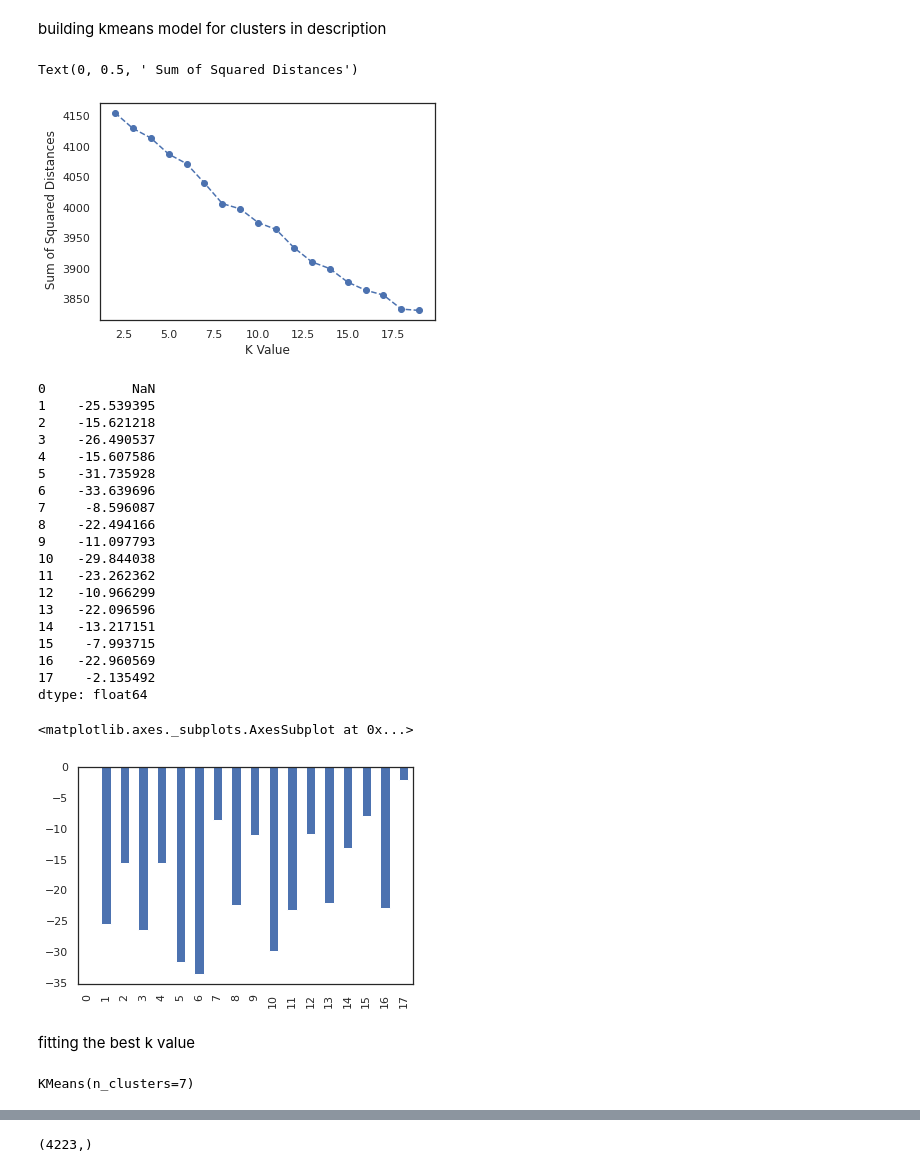
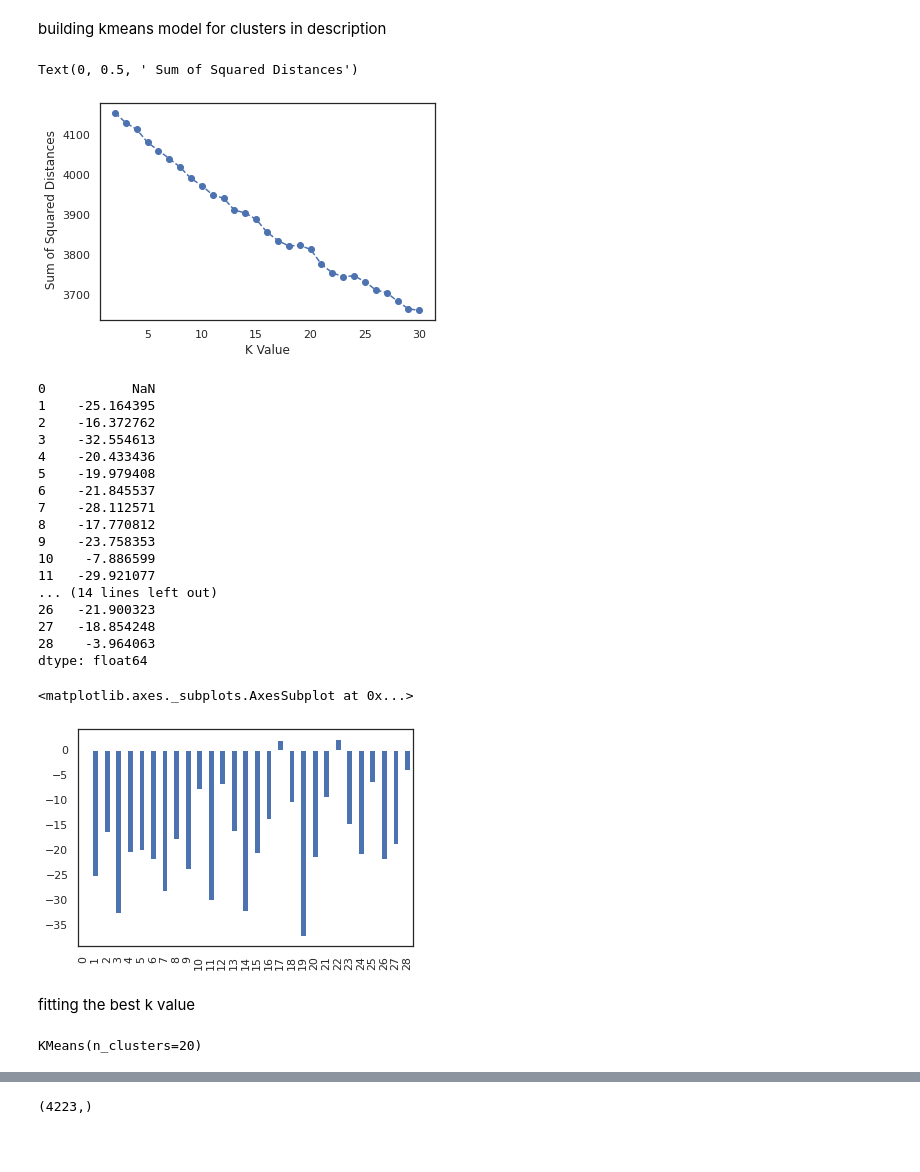
Before and after one commit to Sedhuraman99/customer_segmentation_using_nlp, a Jupyter notebook: Customer_segmentation_using_NLP.ipynb, the cells around one changed output, grey strips where cells are left out. Drawn from its saved outputs; the diff is of its cells as text; code cells hidden in the pictures; blank space fills up the shorter version.

```diff
--- a/Customer_segmentation_using_NLP.ipynb
+++ b/Customer_segmentation_using_NLP.ipynb
@@ -57,8 +55,6 @@ df.describe()
 dropping unnecessary columns
 # %%
 df = df.drop(['StockCode','InvoiceNo'],axis=1)
-# %%
-df['InvoiceDate'] = pd.to_datetime(df['InvoiceDate'])
 # %%
 df.head()
 # %% [output]
@@ -256,7 +252,7 @@ from sklearn.cluster import KMeans
 # %%
 ssd = []
 
-for k in range(2,20):
+for k in range(2,31):
 
     model = KMeans(n_clusters=k)
 
@@ -264,46 +260,44 @@ for k in range(2,20):
 
     ssd.append(model.inertia_)
 # %%
-plt.plot(range(2,20),ssd,'o--')
+plt.plot(range(2,31),ssd,'o--')
 plt.xlabel("K Value")
 plt.ylabel(" Sum of Squared Distances")
 # %% [output]
 Text(0, 0.5, ' Sum of Squared Distances')
-[figure, old version]
+[figure, new version]
 # %%
 pd.Series(ssd).diff()
 # %% [output]
 0           NaN
-1    -25.539395
-2    -15.621218
-3    -26.490537
-4    -15.607586
-5    -31.735928
-6    -33.639696
-7     -8.596087
-8    -22.494166
-9    -11.097793
-10   -29.844038
-11   -23.262362
-12   -10.966299
-13   -22.096596
-14   -13.217151
-15    -7.993715
-16   -22.960569
-17    -2.135492
+1    -25.164395
+2    -16.372762
+3    -32.554613
+4    -20.433436
+5    -19.979408
+6    -21.845537
+7    -28.112571
+8    -17.770812
+9    -23.758353
+10    -7.886599
+11   -29.921077
+... (14 lines left out)
+26   -21.900323
+27   -18.854248
+28    -3.964063
 dtype: float64
 # %%
 pd.Series(ssd).diff().plot(kind='bar')
 # %% [output]
 <matplotlib.axes._subplots.AxesSubplot at 0x...>
-[figure, old version]
+[figure, new version]
 # %% [markdown]
 fitting the best k value
 # %%
-model = KMeans(n_clusters=7, init = 'k-means++', max_iter = 300, n_init = 10)
+model = KMeans(n_clusters=20, init = 'k-means++', max_iter = 300, n_init = 10)
 model.fit(dscrptn_tfidf)
 # %% [output]
-KMeans(n_clusters=7)
+KMeans(n_clusters=20)
 # %%
 model.labels_
 # %% [output]
```
Also changed, not shown: parts of 50 cells of this notebook.
